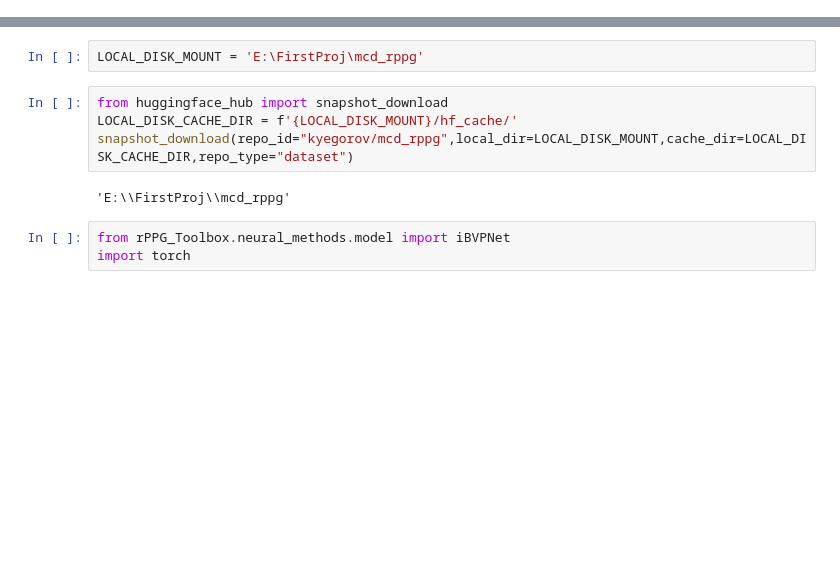
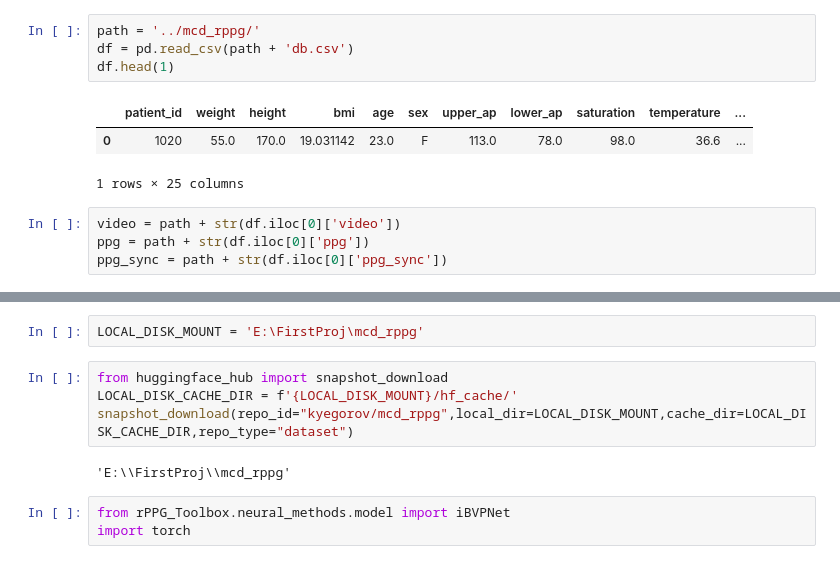
Before and after one commit to Ivan-Kucherov/rppg, a Jupyter notebook: test.ipynb, the cells around one changed output, grey strips where cells are left out. Cells and saved outputs as stored; diff of their text form; blank space fills up the shorter version.

```diff
--- a/test.ipynb
+++ b/test.ipynb
@@ -3,0 +14,12 @@ import yaml
+# %%
+path = '../mcd_rppg/'
+df = pd.read_csv(path + 'db.csv')
+df.head(1)
+# %% [output]
+|  | patient_id | weight | height | bmi | age | sex | upper_ap | lower_ap | saturation | temperature | ... |
+| 0 | 1020 | 55.0 | 170.0 | 19.031142 | 23.0 | F | 113.0 | 78.0 | 98.0 | 36.6 | ... |
+1 rows × 25 columns
+# %%
+video = path + str(df.iloc[0]['video'])
+ppg = path + str(df.iloc[0]['ppg'])
+ppg_sync = path + str(df.iloc[0]['ppg_sync'])
```
Also changed, not shown: parts of 29 cells of this notebook.
